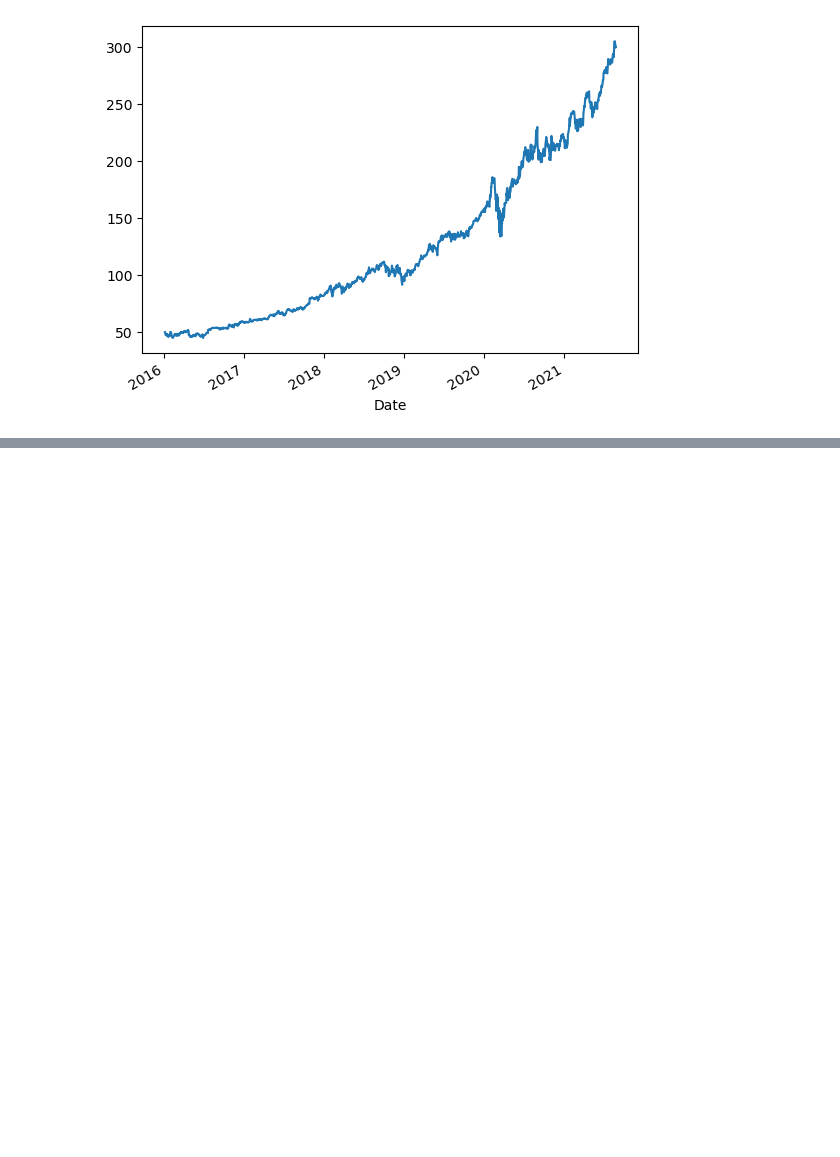
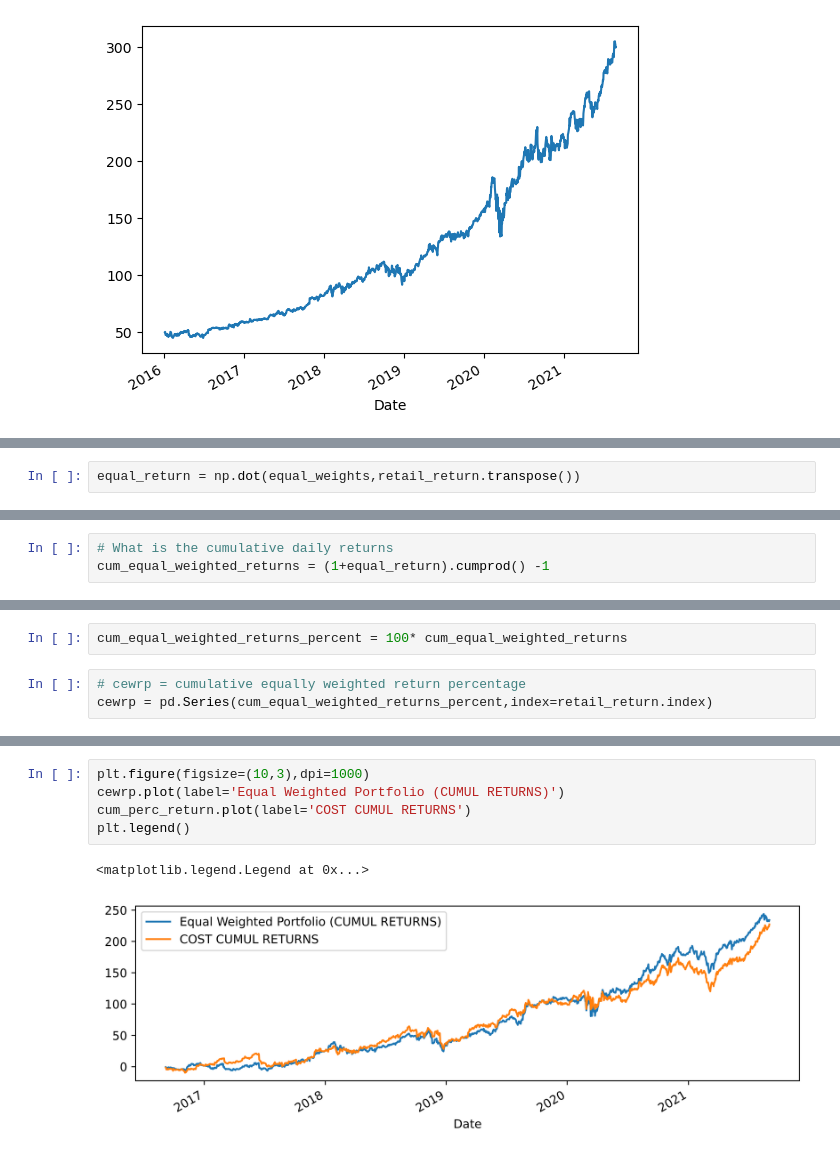
Before and after one commit to iliaaz101/Algorithmic-Trading-Python, a Jupyter notebook: Notes07.ipynb, the cells around one changed output, grey strips where cells are left out. Drawn from its saved outputs; the diff is of its cells as text; blank space fills up the shorter version.

```diff
--- a/Notes07.ipynb
+++ b/Notes07.ipynb
@@ -204,0 +475,2 @@ msft['Adj Close'].plot()
+# %%
+equal_return = np.dot(equal_weights,retail_return.transpose())
@@ -204,0 +482,3 @@ msft['Adj Close'].plot()
+# %%
+# What is the cumulative daily returns
+cum_equal_weighted_returns = (1+equal_return).cumprod() -1
@@ -204,0 +490,5 @@ msft['Adj Close'].plot()
+# %%
+cum_equal_weighted_returns_percent = 100* cum_equal_weighted_returns
+# %%
+# cewrp = cumulative equally weighted return percentage
+cewrp = pd.Series(cum_equal_weighted_returns_percent,index=retail_return.index)
@@ -204,0 +511,8 @@ msft['Adj Close'].plot()
+# %%
+plt.figure(figsize=(10,3),dpi=1000)
+cewrp.plot(label='Equal Weighted Portfolio (CUMUL RETURNS)')
+cum_perc_return.plot(label='COST CUMUL RETURNS')
+plt.legend()
+# %% [output]
+<matplotlib.legend.Legend at 0x...>
+[figure, added]
```
Also changed, not shown: parts of 90 cells of this notebook.
